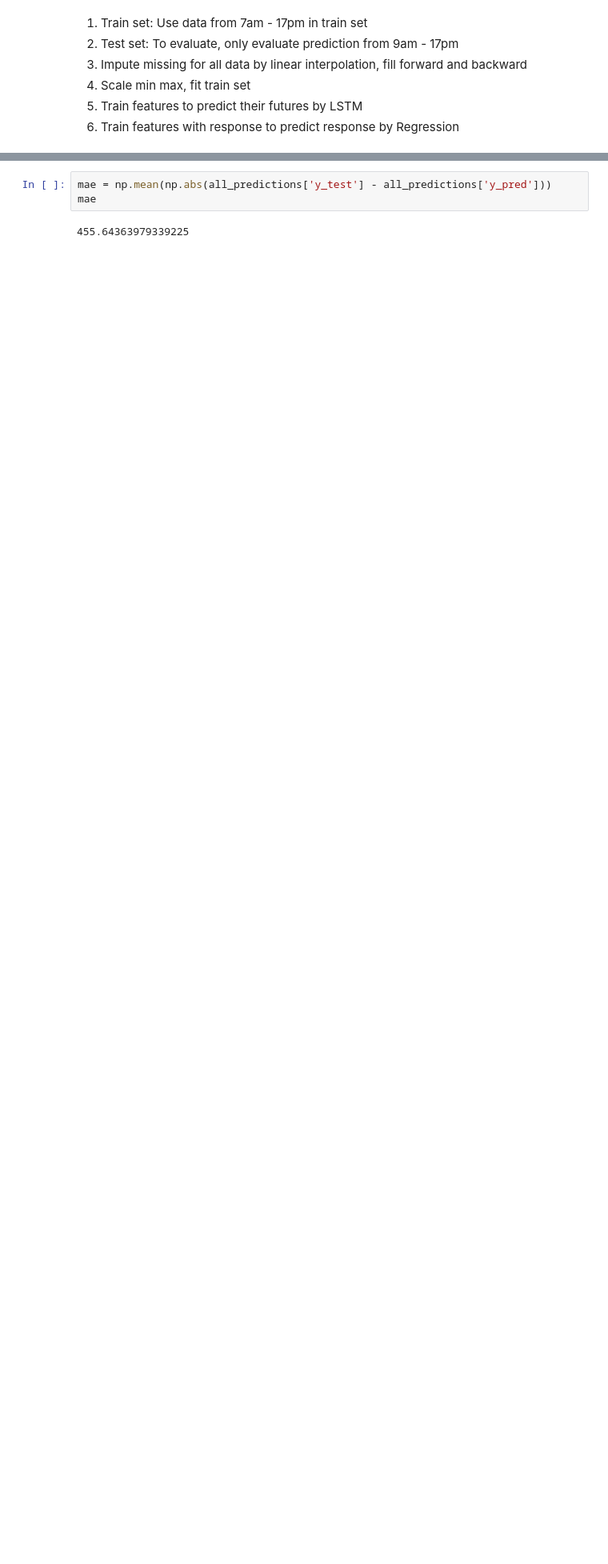
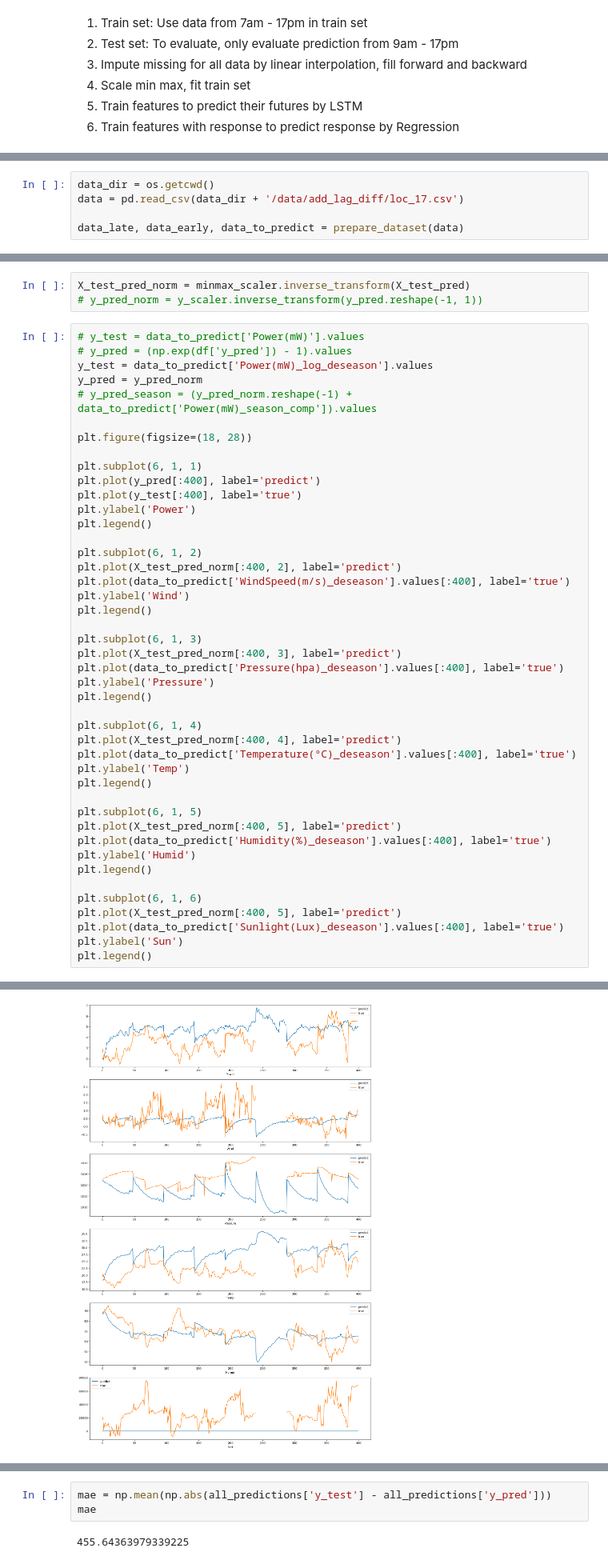
Before and after one commit to hoanglinh171/ai_cup, a Jupyter notebook: test_model.ipynb, the cells around one changed output, grey strips where cells are left out. Shown: that part at 80% size. Drawn from its saved outputs; the diff is of its cells as text; blank space fills up the shorter version.

```diff
--- a/test_model.ipynb
+++ b/test_model.ipynb
@@ -130,0 +29,5 @@ def train_model(loc, look_back_num, epochs, batch_size):
+# %%
+data_dir = os.getcwd()
+data = pd.read_csv(data_dir + '/data/add_lag_diff/loc_17.csv')
+
+data_late, data_early, data_to_predict = prepare_dataset(data)
@@ -231,0 +346,48 @@ MAE of location 17:  388.94145237378024
+# %%
+X_test_pred_norm = minmax_scaler.inverse_transform(X_test_pred)
+# y_pred_norm = y_scaler.inverse_transform(y_pred.reshape(-1, 1))
+# %%
+# y_test = data_to_predict['Power(mW)'].values
+# y_pred = (np.exp(df['y_pred']) - 1).values
+y_test = data_to_predict['Power(mW)_log_deseason'].values
+y_pred = y_pred_norm
+# y_pred_season = (y_pred_norm.reshape(-1) + data_to_predict['Power(mW)_season_comp']).values
+
+plt.figure(figsize=(18, 28))
+
+plt.subplot(6, 1, 1)
+plt.plot(y_pred[:400], label='predict')
+plt.plot(y_test[:400], label='true')
+plt.ylabel('Power')
+plt.legend()
+
+plt.subplot(6, 1, 2)
+plt.plot(X_test_pred_norm[:400, 2], label='predict')
+plt.plot(data_to_predict['WindSpeed(m/s)_deseason'].values[:400], label='true')
+plt.ylabel('Wind')
+plt.legend()
+
+plt.subplot(6, 1, 3)
+plt.plot(X_test_pred_norm[:400, 3], label='predict')
+plt.plot(data_to_predict['Pressure(hpa)_deseason'].values[:400], label='true')
+plt.ylabel('Pressure')
+plt.legend()
+
+plt.subplot(6, 1, 4)
+plt.plot(X_test_pred_norm[:400, 4], label='predict')
+plt.plot(data_to_predict['Temperature(°C)_deseason'].values[:400], label='true')
+plt.ylabel('Temp')
+plt.legend()
+
+plt.subplot(6, 1, 5)
+plt.plot(X_test_pred_norm[:400, 5], label='predict')
+plt.plot(data_to_predict['Humidity(%)_deseason'].values[:400], label='true')
+plt.ylabel('Humid')
+plt.legend()
+
+plt.subplot(6, 1, 6)
+plt.plot(X_test_pred_norm[:400, 5], label='predict')
+plt.plot(data_to_predict['Sunlight(Lux)_deseason'].values[:400], label='true')
+plt.ylabel('Sun')
+plt.legend()
+# %% [output]
@@ -231,0 +395 @@ MAE of location 17:  388.94145237378024
+[figure, added]
```
Also changed, not shown: parts of 13 cells of this notebook, 48 other files.
